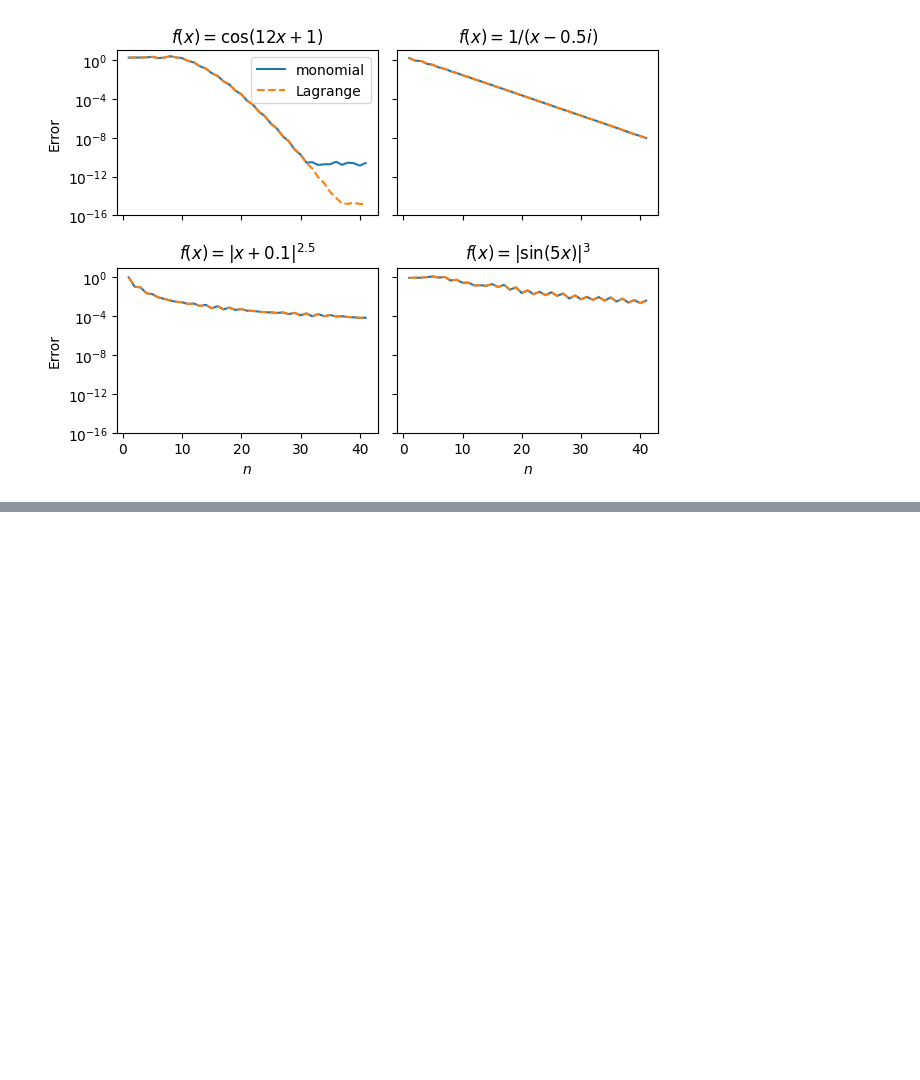
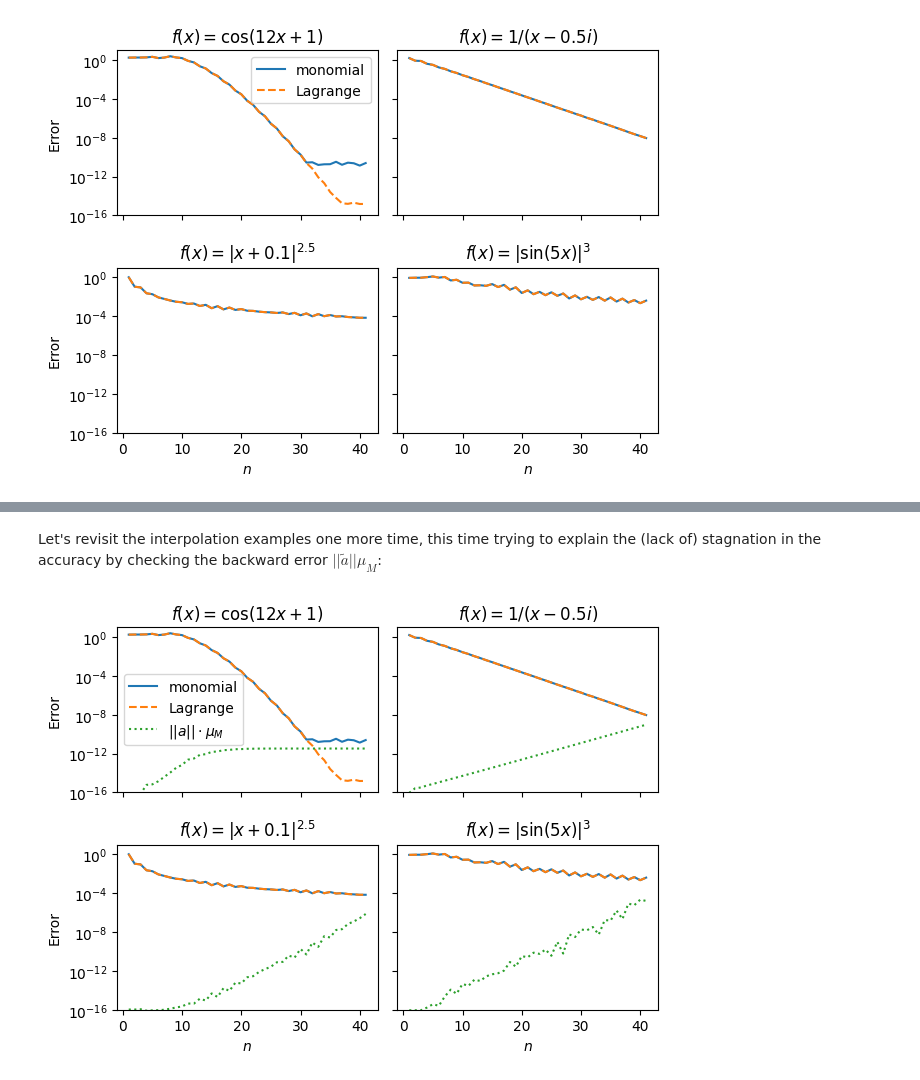
Before and after one commit to cu-comptools/fall2024, a Jupyter notebook: poly_interp.ipynb, the cells around one changed output, grey strips where cells are left out. Cells and saved outputs as stored; diff of their text form; code cells hidden in the pictures; blank space fills up the shorter version.

```diff
--- a/poly_interp.ipynb
+++ b/poly_interp.ipynb
@@ -233,0 +284,40 @@ plt.tight_layout();plt.show()
+# %% [markdown]
+Let's revisit the interpolation examples one more time, this time trying to explain the (lack of) stagnation in the accuracy by checking the backward error $||\tilde{a}||\mu_M$:
+# %%
+def vdmcoeffs(x, f):
+    """ Given a function f and collocation nodes x, computes\
+    the 2-norm of the polynomial coefficient vector in the monomial\
+    basis.
+    """
+    r = x.shape[0]
+    V = np.ones((r, r))
+    for j in range(1, r):
+        V[:, j] = V[:, j-1]*x
+    a = np.linalg.solve(V, f(x))
+    return np.linalg.norm(a)
+
+
+f = lambda x: np.cos(12*x + 1)
+err1p = 1e-16*np.array([vdmcoeffs(chebx(m), f) for m in n])
+
+f = lambda x: 1/(x - 0.5*1j)
+err2p = 1e-16*np.array([vdmcoeffs(chebx(m), f) for m in n])
+
+f = lambda x: np.abs(x + 0.1)**2.5
+err3p = 1e-16*np.array([vdmcoeffs(chebx(m), f) for m in n])
+
+f = lambda x: np.abs(np.sin(5*x))**3
+err4p = 1e-16*np.array([vdmcoeffs(chebx(m), f) for m in n])
+
+fig, ax = plt.subplots(2, 2, sharex = True, sharey = True)
+plt.ylim((1e-16,1e1))
+ax[0,0].semilogy(n, err1, label = "monomial");ax[0,1].semilogy(n, err2);ax[1,0].semilogy(n, err3);ax[1,1].semilogy(n, err4)
+ax[0,0].semilogy(n, err1b, '--', label = "Lagrange");ax[0,1].semilogy(n, err2b, '--');ax[1,0].semilogy(n, err3b, '--');ax[1,1].semilogy(n, err4b, '--')
+ax[0,0].semilogy(n, err1p, ':', label = "$||a||\cdot \mu_M$");ax[0,1].semilogy(n, err2p, ':');ax[1,0].semilogy(n, err3p, ':');ax[1,1].semilogy(n, err4p, ':')
+
+ax[1,0].set_xlabel("$n$");ax[1,1].set_xlabel("$n$");ax[0,0].set_ylabel("Error");ax[1,0].set_ylabel("Error")
+ax[0,0].set_title("$f(x) = \cos(12x + 1)$");ax[0,1].set_title("$f(x) = 1/(x - 0.5i)$");ax[1,0].set_title("$f(x) = |x + 0.1|^{2.5}$");ax[1,1].set_title("$f(x) = |\sin(5x)|^3$")
+ax[0,0].legend()
+plt.tight_layout();plt.show()
+# %% [output]
+[figure, added]
```
Also changed, not shown: parts of 4 cells of this notebook.
